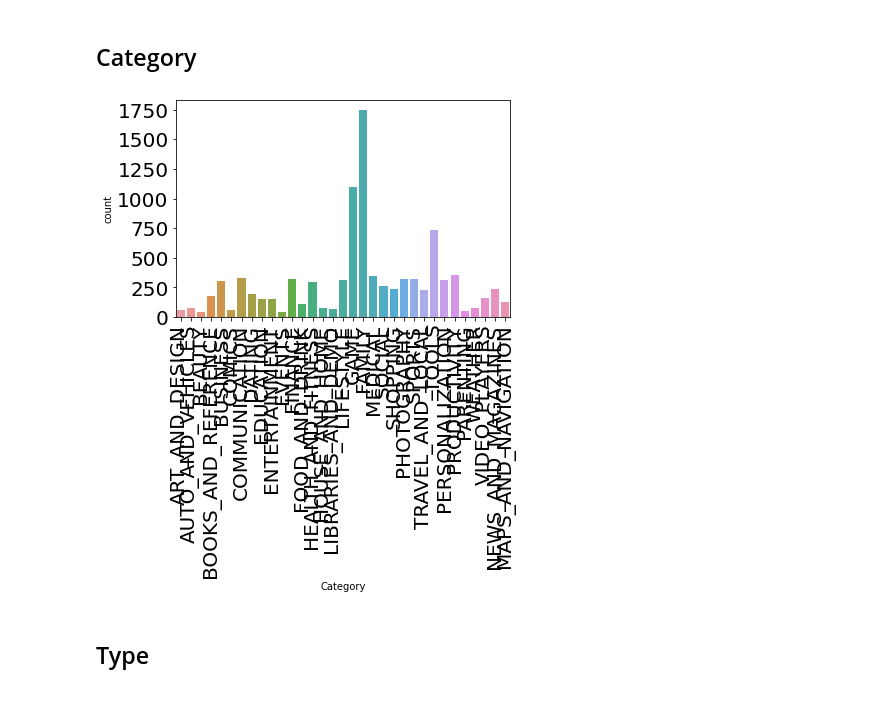
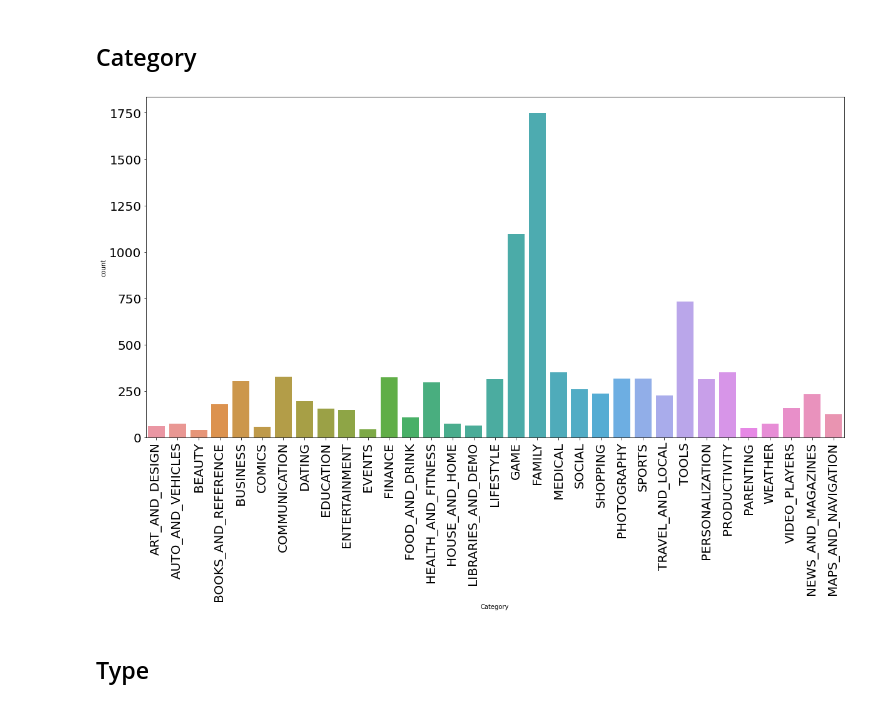
Before and after one commit to KSob01/Projekt-PSI, a Jupyter notebook: GOOGLE STORE.ipynb, the cells around one changed output. Saved outputs shown, nothing was run; the diff lists cells and outputs as text; code cells hidden in the pictures.

```diff
--- a/GOOGLE STORE.ipynb
+++ b/GOOGLE STORE.ipynb
@@ -155,12 +157,13 @@ plt.show()
 # %% [markdown]
 ## Category
 # %%
+plt.figure(figsize=(20,10))
 sns.countplot(x= 'Category' ,data=data)
 plt.yticks(fontsize = 20)
 plt.xticks(rotation = 90, fontsize = 20)
 plt.show()
 # %% [output]
-[figure, old version]
+[figure, new version]
 # %% [markdown]
 ## Type
 # %%
```
Also changed, not shown: parts of 2 cells of this notebook.
